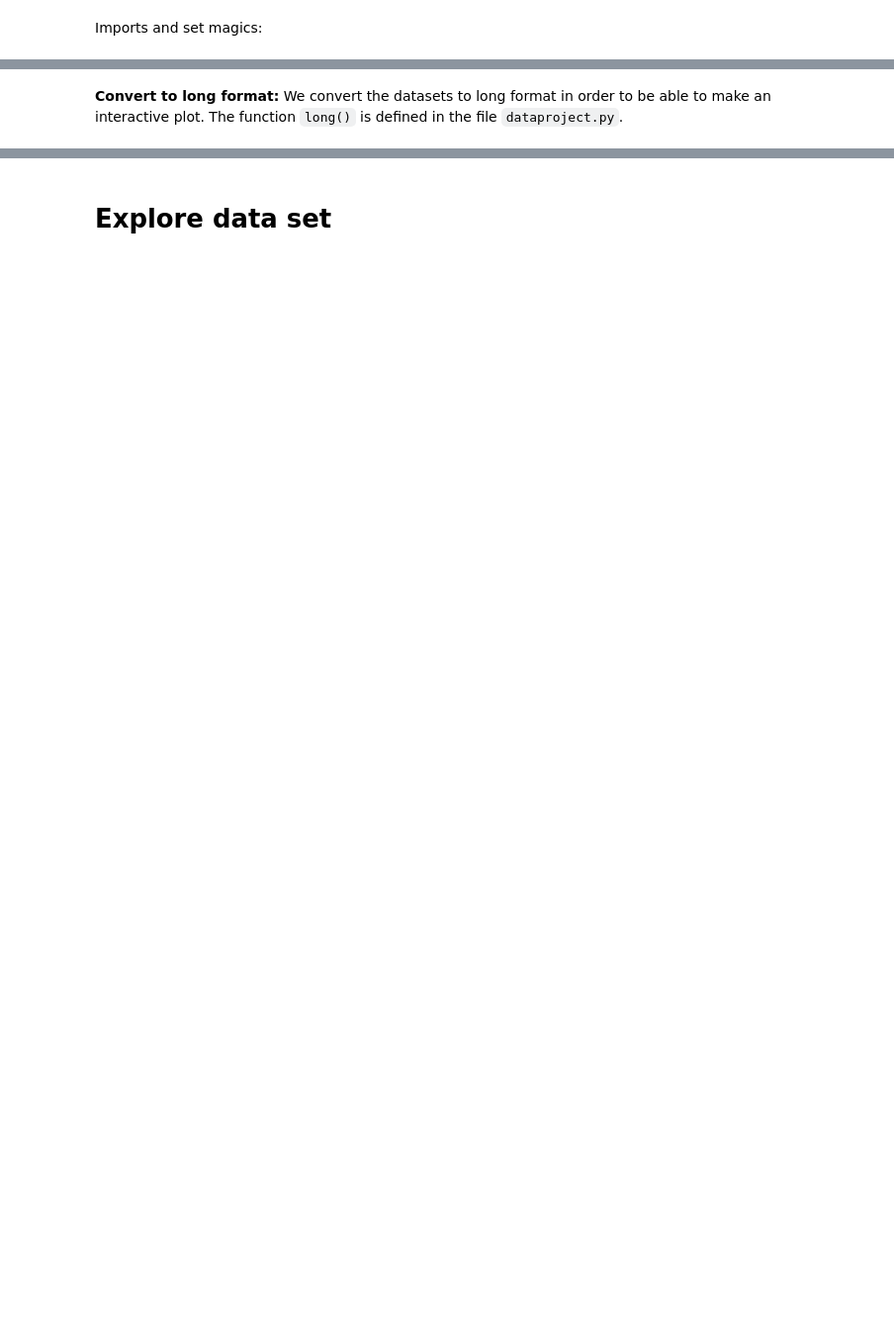
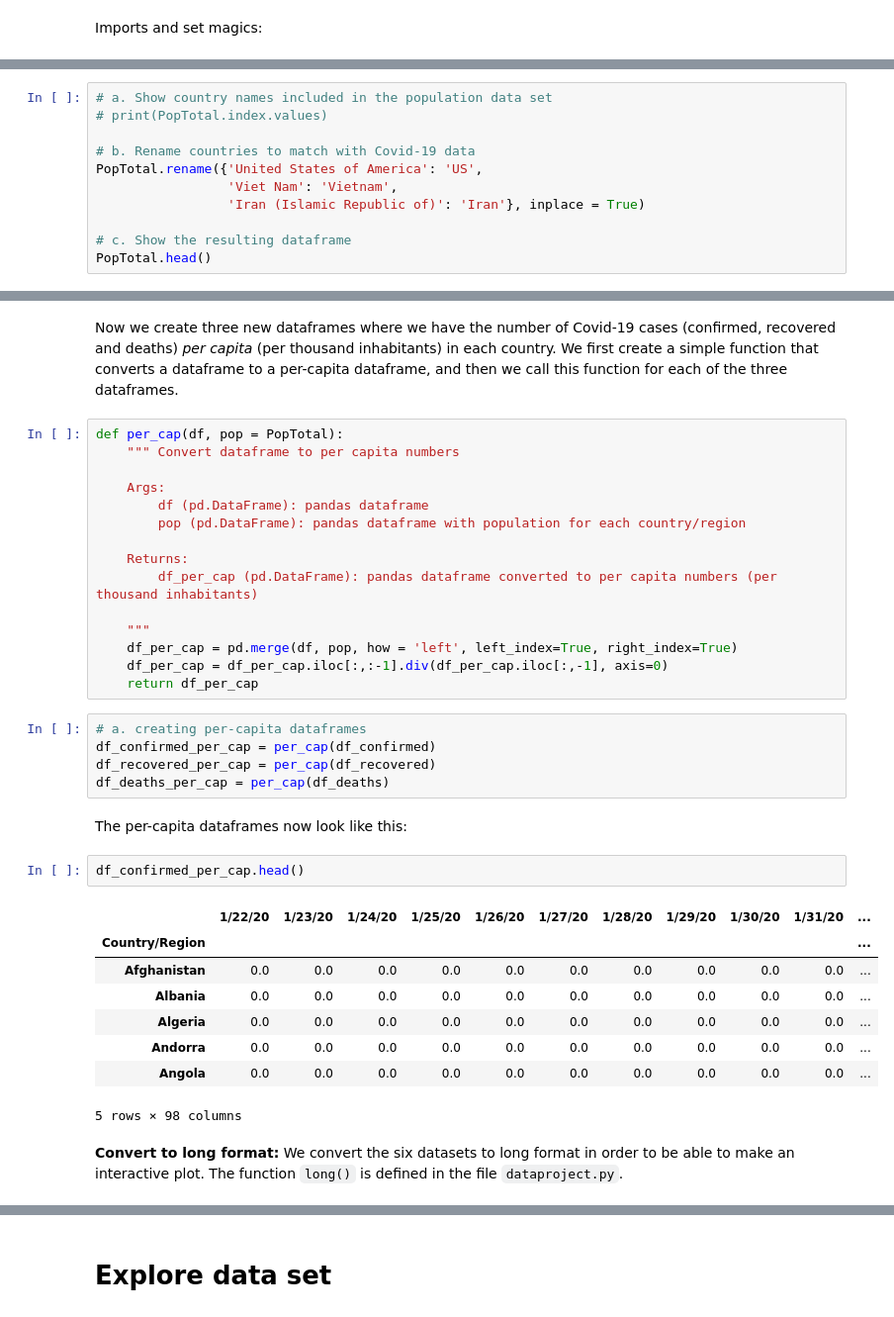
Before and after one commit to NumEconCopenhagen/projects-2020-mathilde-mathilde, a Jupyter notebook: dataproject/dataproject.ipynb, the cells around one changed output, grey strips where cells are left out. Shown at 99% size. Saved outputs shown, nothing was run; the diff lists cells and outputs as text; blank space fills up the shorter version.

```diff
--- a/dataproject/dataproject.ipynb
+++ b/dataproject/dataproject.ipynb
@@ -29,0 +37,11 @@ We collect data from the "2019 Novel Coronavirus COVID-19 (2019-nCoV) Data Repos
+# %%
+# a. Show country names included in the population data set
+# print(PopTotal.index.values)
+
+# b. Rename countries to match with Covid-19 data
+PopTotal.rename({'United States of America': 'US',
+                 'Viet Nam': 'Vietnam',
+                 'Iran (Islamic Republic of)': 'Iran'}, inplace = True)
+
+# c. Show the resulting dataframe
+PopTotal.head()
@@ -59,5 +85,40 @@ df_confirmed.head()
+# %% [markdown]
+Now we create three new dataframes where we have the number of Covid-19 cases (confirmed, recovered and deaths) *per capita* (per thousand inhabitants) in each country. We first create a simple function that converts a dataframe to a per-capita dataframe, and then we call this function for each of the three dataframes.
+# %%
+def per_cap(df, pop = PopTotal):
+    """ Convert dataframe to per capita numbers
+
+    Args:
+        df (pd.DataFrame): pandas dataframe
+        pop (pd.DataFrame): pandas dataframe with population for each country/region
+
+    Returns:
+        df_per_cap (pd.DataFrame): pandas dataframe converted to per capita numbers (per thousand inhabitants)
+
+    """
+    df_per_cap = pd.merge(df, pop, how = 'left', left_index=True, right_index=True)
+    df_per_cap = df_per_cap.iloc[:,:-1].div(df_per_cap.iloc[:,-1], axis=0)
+    return df_per_cap
+# %%
+# a. creating per-capita dataframes
+df_confirmed_per_cap = per_cap(df_confirmed)
+df_recovered_per_cap = per_cap(df_recovered)
+df_deaths_per_cap = per_cap(df_deaths)
+# %% [markdown]
+The per-capita dataframes now look like this:
+# %%
+df_confirmed_per_cap.head()
+# %% [output]
+|  | 1/22/20 | 1/23/20 | 1/24/20 | 1/25/20 | 1/26/20 | 1/27/20 | 1/28/20 | 1/29/20 | 1/30/20 | 1/31/20 | ... |
+| Country/Region |  |  |  |  |  |  |  |  |  |  | ... |
+| Afghanistan | 0.0 | 0.0 | 0.0 | 0.0 | 0.0 | 0.0 | 0.0 | 0.0 | 0.0 | 0.0 | ... |
+| Albania | 0.0 | 0.0 | 0.0 | 0.0 | 0.0 | 0.0 | 0.0 | 0.0 | 0.0 | 0.0 | ... |
+| Algeria | 0.0 | 0.0 | 0.0 | 0.0 | 0.0 | 0.0 | 0.0 | 0.0 | 0.0 | 0.0 | ... |
+| Andorra | 0.0 | 0.0 | 0.0 | 0.0 | 0.0 | 0.0 | 0.0 | 0.0 | 0.0 | 0.0 | ... |
+| Angola | 0.0 | 0.0 | 0.0 | 0.0 | 0.0 | 0.0 | 0.0 | 0.0 | 0.0 | 0.0 | ... |
+5 rows × 98 columns
 # %% [markdown]
-**Convert to long format:** We convert the datasets to long format in order to be able to make an interactive plot. The function `long()` is defined in the file `dataproject.py`.
+**Convert to long format:** We convert the six datasets to long format in order to be able to make an interactive plot. The function `long()` is defined in the file `dataproject.py`.
 # %%
 deaths_long = dataproject.long(df_deaths, 'deaths')
 recovered_long = dataproject.long(df_recovered, 'recovered')
```
Also changed, not shown: parts of 25 cells of this notebook, 8 other files.
